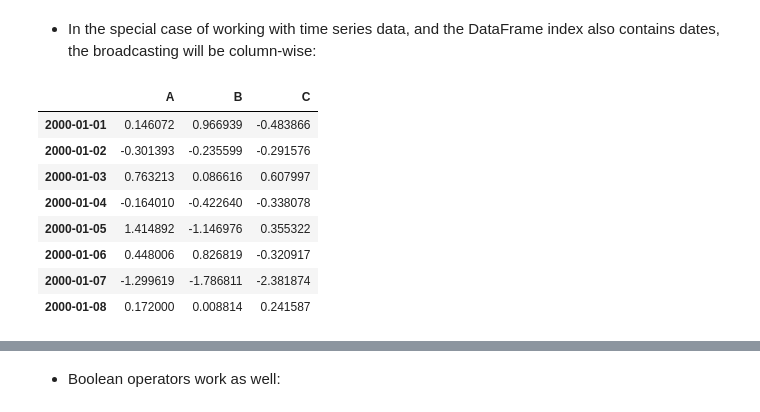
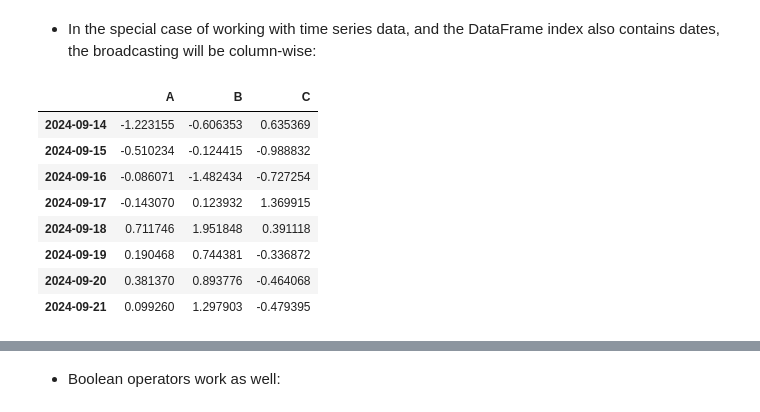
Before and after one commit to ThomasMoming/Week1---Intro-to-Python, a Jupyter notebook: Introduction_to_Python.ipynb, the cells around one changed output, grey strips where cells are left out. Cells and saved outputs as stored; diff of their text form; code cells hidden in the pictures.

```diff
--- a/Introduction_to_Python.ipynb
+++ b/Introduction_to_Python.ipynb
@@ -1453,19 +1738,19 @@ df1 - df1.iloc[0]
 # %% [markdown]
  - In the special case of working with time series data, and the DataFrame index also contains dates, the broadcasting will be column-wise:
 # %%
-index = pd.date_range('1/1/2000', periods=8)
+index = pd.date_range('14/9/2024', periods=8)
 df = pd.DataFrame(np.random.randn(8, 3), index=index, columns=list('ABC'))
 df
 # %% [output]
 |  | A | B | C |
-| 2000-01-01 | 0.146072 | 0.966939 | -0.483866 |
-| 2000-01-02 | -0.301393 | -0.235599 | -0.291576 |
-| 2000-01-03 | 0.763213 | 0.086616 | 0.607997 |
-| 2000-01-04 | -0.164010 | -0.422640 | -0.338078 |
-| 2000-01-05 | 1.414892 | -1.146976 | 0.355322 |
-| 2000-01-06 | 0.448006 | 0.826819 | -0.320917 |
-| 2000-01-07 | -1.299619 | -1.786811 | -2.381874 |
-| 2000-01-08 | 0.172000 | 0.008814 | 0.241587 |
+| 2024-09-14 | -1.223155 | -0.606353 | 0.635369 |
+| 2024-09-15 | -0.510234 | -0.124415 | -0.988832 |
+| 2024-09-16 | -0.086071 | -1.482434 | -0.727254 |
+| 2024-09-17 | -0.143070 | 0.123932 | 1.369915 |
+| 2024-09-18 | 0.711746 | 1.951848 | 0.391118 |
+| 2024-09-19 | 0.190468 | 0.744381 | -0.336872 |
+| 2024-09-20 | 0.381370 | 0.893776 | -0.464068 |
+| 2024-09-21 | 0.099260 | 1.297903 | -0.479395 |
 # %%
 df1* 10 + 2
 # %% [output]
```
Also changed, not shown: parts of 80 cells of this notebook.
